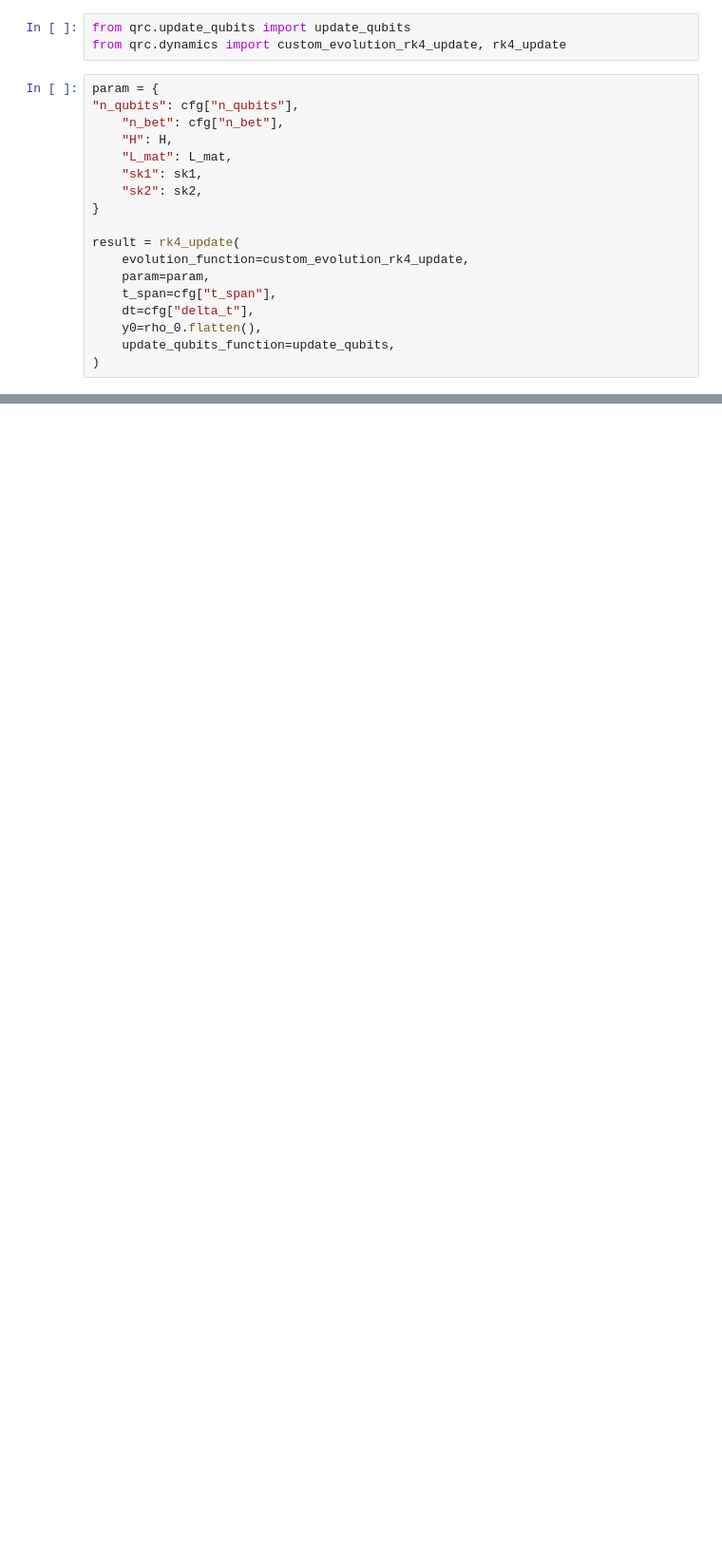
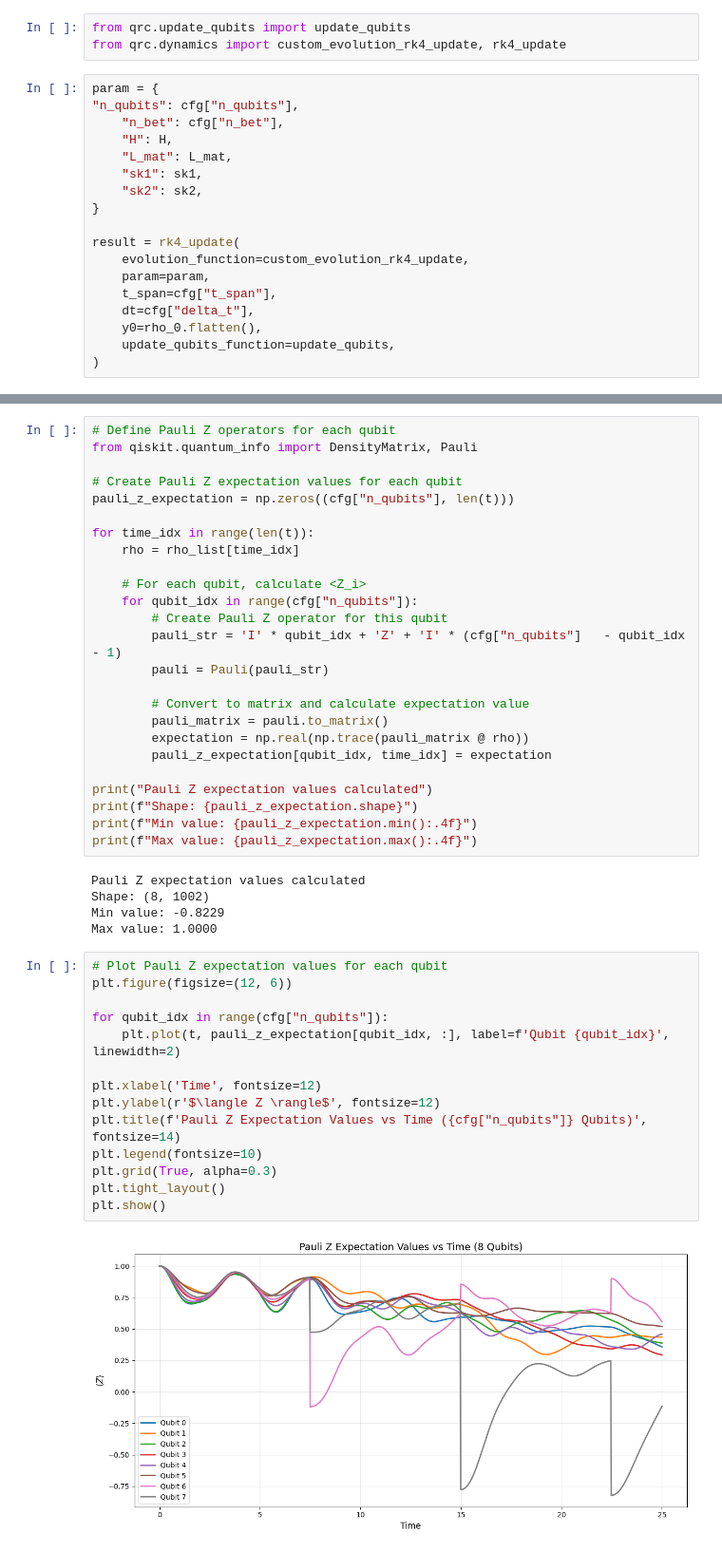
Before and after one commit to sarehaskari17/QRC_V8, a Jupyter notebook: notebooks/QRC_experiment.ipynb, the cells around one changed output, grey strips where cells are left out. Shown at 95% size. Cells and saved outputs as stored; diff of their text form; blank space fills up the shorter version.

Commit message:
Puli-Z operator add, next I want to compare different methods

```diff
--- a/notebooks/QRC_experiment.ipynb
+++ b/notebooks/QRC_experiment.ipynb
@@ -168,0 +166,46 @@ n_qubits = cfg["n_qubits"]
+# %%
+# Define Pauli Z operators for each qubit
+from qiskit.quantum_info import DensityMatrix, Pauli
+
+# Create Pauli Z expectation values for each qubit
+pauli_z_expectation = np.zeros((cfg["n_qubits"], len(t)))
+
+for time_idx in range(len(t)):
+    rho = rho_list[time_idx]
+
+    # For each qubit, calculate <Z_i>
+    for qubit_idx in range(cfg["n_qubits"]):
+        # Create Pauli Z operator for this qubit
+        pauli_str = 'I' * qubit_idx + 'Z' + 'I' * (cfg["n_qubits"]   - qubit_idx - 1)
+        pauli = Pauli(pauli_str)
+
+        # Convert to matrix and calculate expectation value
+        pauli_matrix = pauli.to_matrix()
+        expectation = np.real(np.trace(pauli_matrix @ rho))
+        pauli_z_expectation[qubit_idx, time_idx] = expectation
+
+print("Pauli Z expectation values calculated")
+print(f"Shape: {pauli_z_expectation.shape}")
+print(f"Min value: {pauli_z_expectation.min():.4f}")
+print(f"Max value: {pauli_z_expectation.max():.4f}")
+# %% [output]
+Pauli Z expectation values calculated
+Shape: (8, 1002)
+Min value: -0.8229
+Max value: 1.0000
+# %%
+# Plot Pauli Z expectation values for each qubit
+plt.figure(figsize=(12, 6))
+
+for qubit_idx in range(cfg["n_qubits"]):
+    plt.plot(t, pauli_z_expectation[qubit_idx, :], label=f'Qubit {qubit_idx}', linewidth=2)
+
+plt.xlabel('Time', fontsize=12)
+plt.ylabel(r'$\langle Z \rangle$', fontsize=12)
+plt.title(f'Pauli Z Expectation Values vs Time ({cfg["n_qubits"]} Qubits)', fontsize=14)
+plt.legend(fontsize=10)
+plt.grid(True, alpha=0.3)
+plt.tight_layout()
+plt.show()
+# %% [output]
+[figure, added]
```
Also changed, not shown: parts of 5 cells of this notebook, 2 other files.
